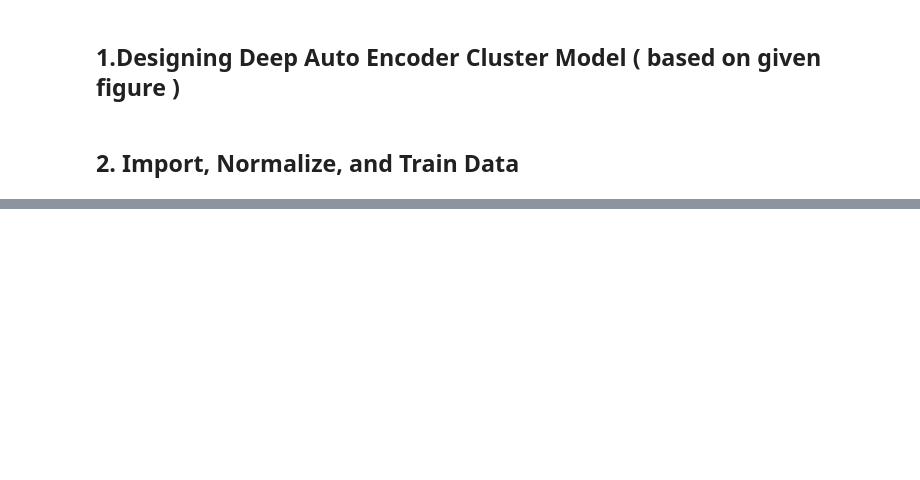
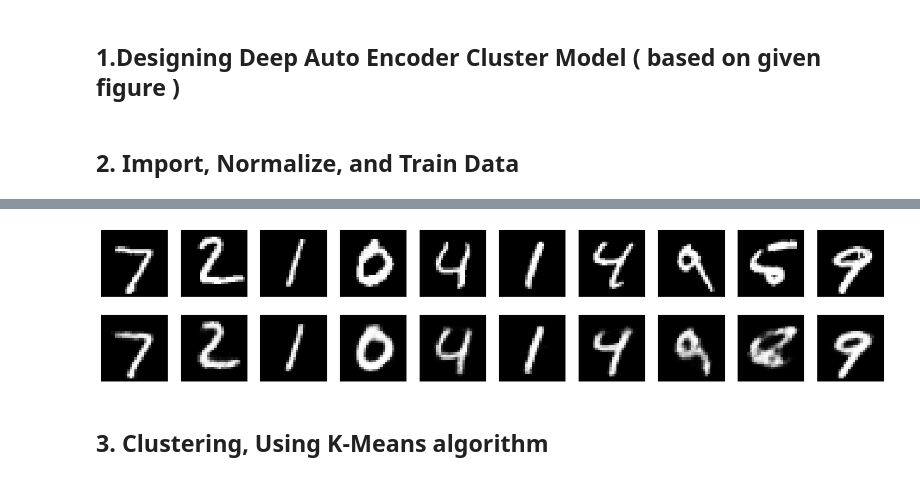
Before and after one commit to pooyaaf/Neural-Networks-Deep-Learning, a Jupyter notebook: Homework/HomeWork1/NoteBooks/Q3/AutoEncoder.ipynb, the cells around one changed output, grey strips where cells are left out. Drawn from its saved outputs; the diff is of its cells as text; code cells hidden in the pictures; blank space fills up the shorter version.

```diff
--- a/Homework/HomeWork1/NoteBooks/Q3/AutoEncoder.ipynb
+++ b/Homework/HomeWork1/NoteBooks/Q3/AutoEncoder.ipynb
@@ -165,0 +104,18 @@ Epoch [20/20], Loss: 0.11073541641235352
+# %%
+#compile the model
+#fit the model with adam optimizer and binary cross entropy
+# autoencoder.compile(optimizer = "adam", loss = "binary_crossentropy")
+def custom_loss(y_true, y_pred):
+    # Calculate the Mean Squared Error (MSE)
+    mse = K.mean(K.square(y_true - y_pred))
+
+    # Add regularization term: 0.00001 * MSE
+    custom_loss = mse + 0.00001 * mse
+
+    return custom_loss
+
+custom_optimizer = Adam(learning_rate=0.003)
+autoencoder.compile(optimizer=custom_optimizer, loss=custom_loss)
+# %%
+#fit the model with 100 epochs
+autoencoder.fit(train_images, train_images, epochs =50, shuffle = True, validation_data = (test_images, test_images))
@@ -165,0 +143,3 @@ Epoch [20/20], Loss: 0.11073541641235352
+# %%
+#predict test data with model
+encoded_img = autoencoder.predict(test_images)
@@ -165,0 +148,22 @@ Epoch [20/20], Loss: 0.11073541641235352
+# %%
+#Display actual test images and images made with model
+n = 10
+plt.figure(figsize=(20, 4))
+for i in range(n):
+    # Original data
+    ax = plt.subplot(2, n, i + 1)
+    plt.imshow(test_images[i].reshape(28, 28))
+    plt.gray()
+    ax.get_xaxis().set_visible(False)
+    ax.get_yaxis().set_visible(False)
+    # Display reconstruction
+    ax = plt.subplot(2, n, i + 1 + n)
+    plt.imshow(encoded_img[i].reshape(28, 28))
+    plt.gray()
+    ax.get_xaxis().set_visible(False)
+    ax.get_yaxis().set_visible(False)
+plt.show()
+# %% [output]
+[figure, added]
+# %% [markdown]
+## 3. Clustering, Using K-Means algorithm
```
Also changed, not shown: parts of 22 cells of this notebook.
